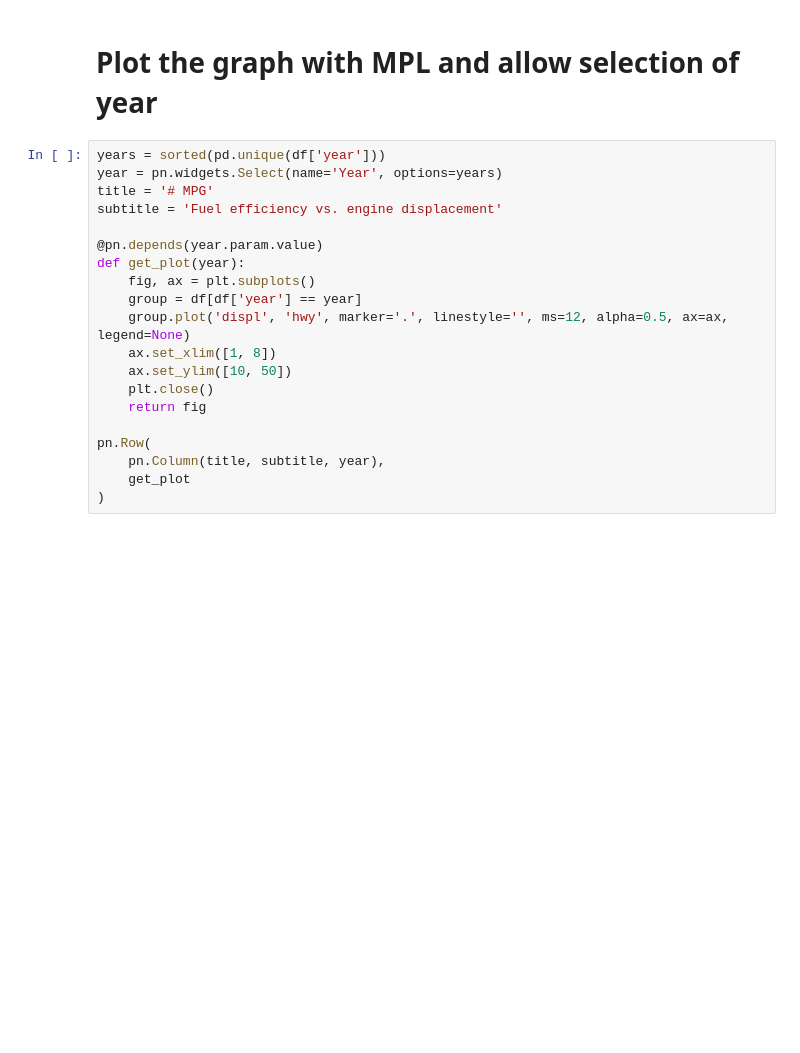
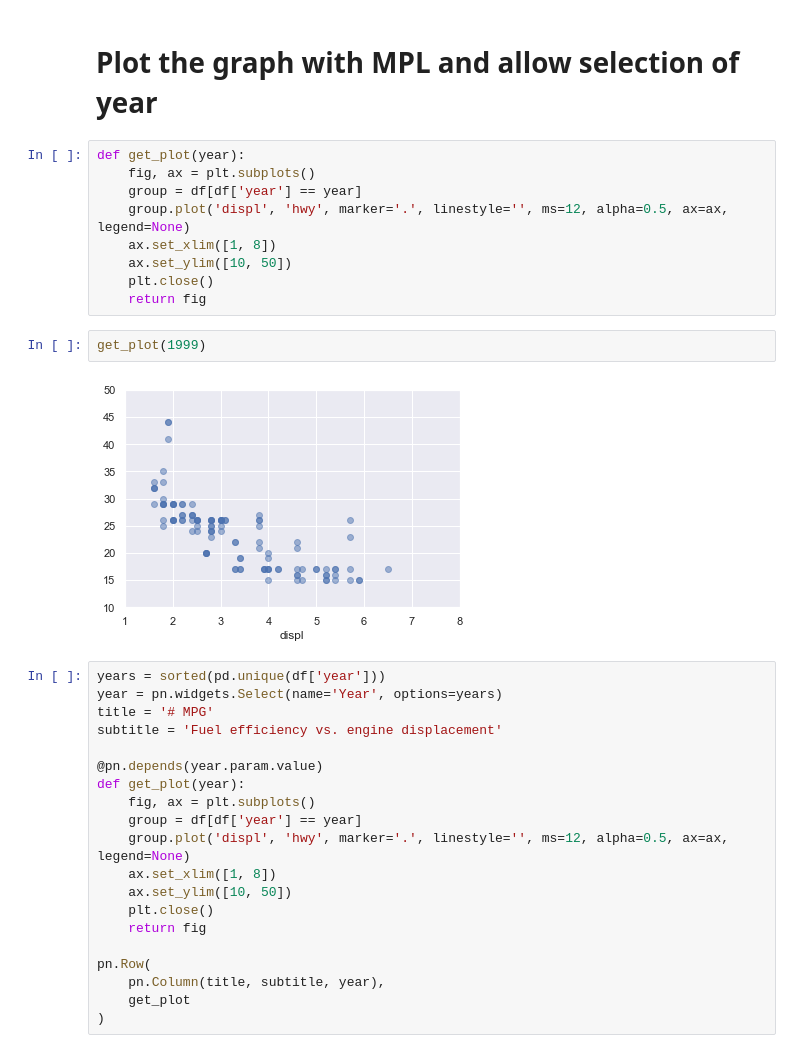
Before and after one commit to Sriramgn0/DataScience_projects, a Jupyter notebook: Visualization/Day-5-Webinteractive/Day5-panel-mpg-mpl-template.ipynb, the cells around one changed output. Cells and saved outputs as stored; diff of their text form; blank space fills up the shorter version.

```diff
--- a/Visualization/Day-5-Webinteractive/Day5-panel-mpg-mpl-template.ipynb
+++ b/Visualization/Day-5-Webinteractive/Day5-panel-mpg-mpl-template.ipynb
@@ -44,6 +44,19 @@ _ = ax.legend()
 [figure]
 # %% [markdown]
 # Plot the graph with MPL and allow selection of year
+# %%
+def get_plot(year):
+    fig, ax = plt.subplots()
+    group = df[df['year'] == year]
+    group.plot('displ', 'hwy', marker='.', linestyle='', ms=12, alpha=0.5, ax=ax, legend=None)
+    ax.set_xlim([1, 8])
+    ax.set_ylim([10, 50])
+    plt.close()
+    return fig
+# %%
+get_plot(1999)
+# %% [output]
+[figure, added]
 # %%
 years = sorted(pd.unique(df['year']))
 year = pn.widgets.Select(name='Year', options=years)
```
Also changed, not shown: parts of 6 cells of this notebook, 1 other file.
